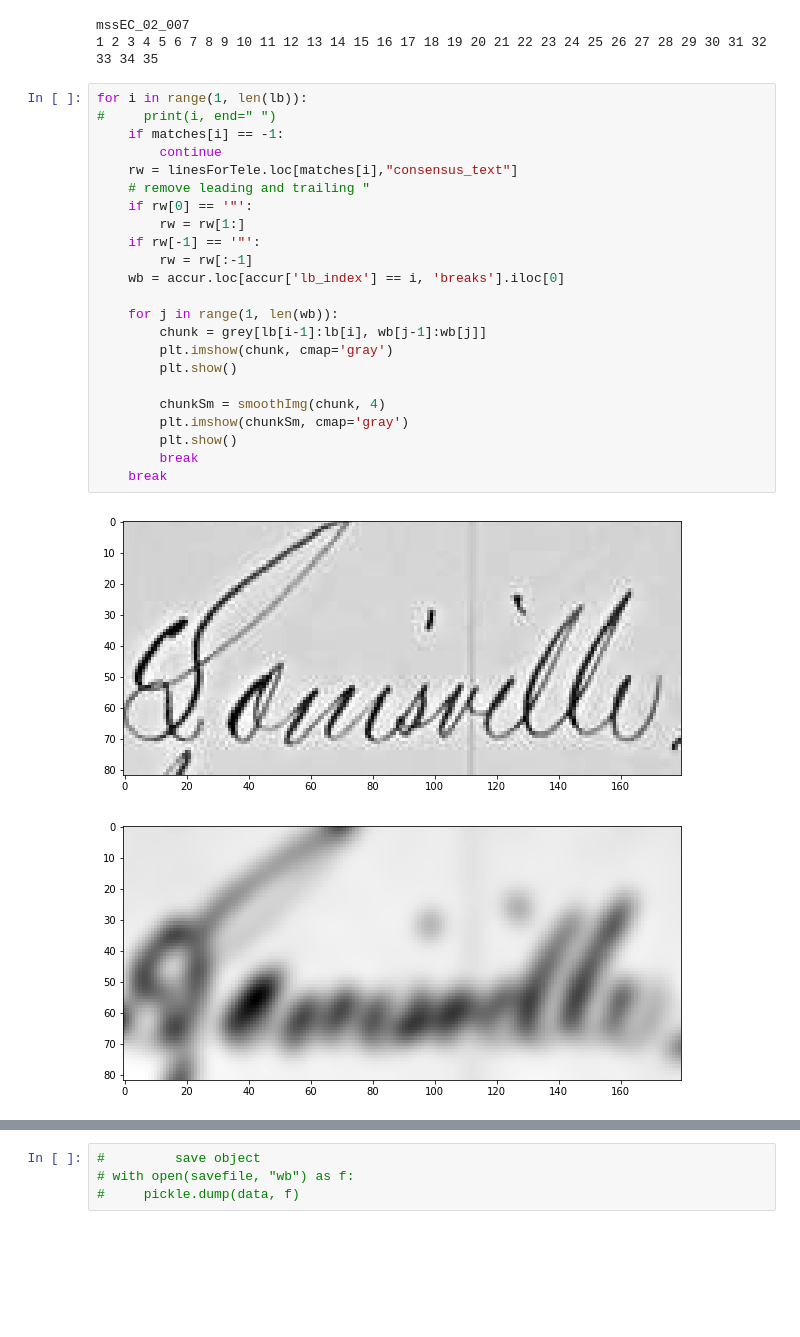
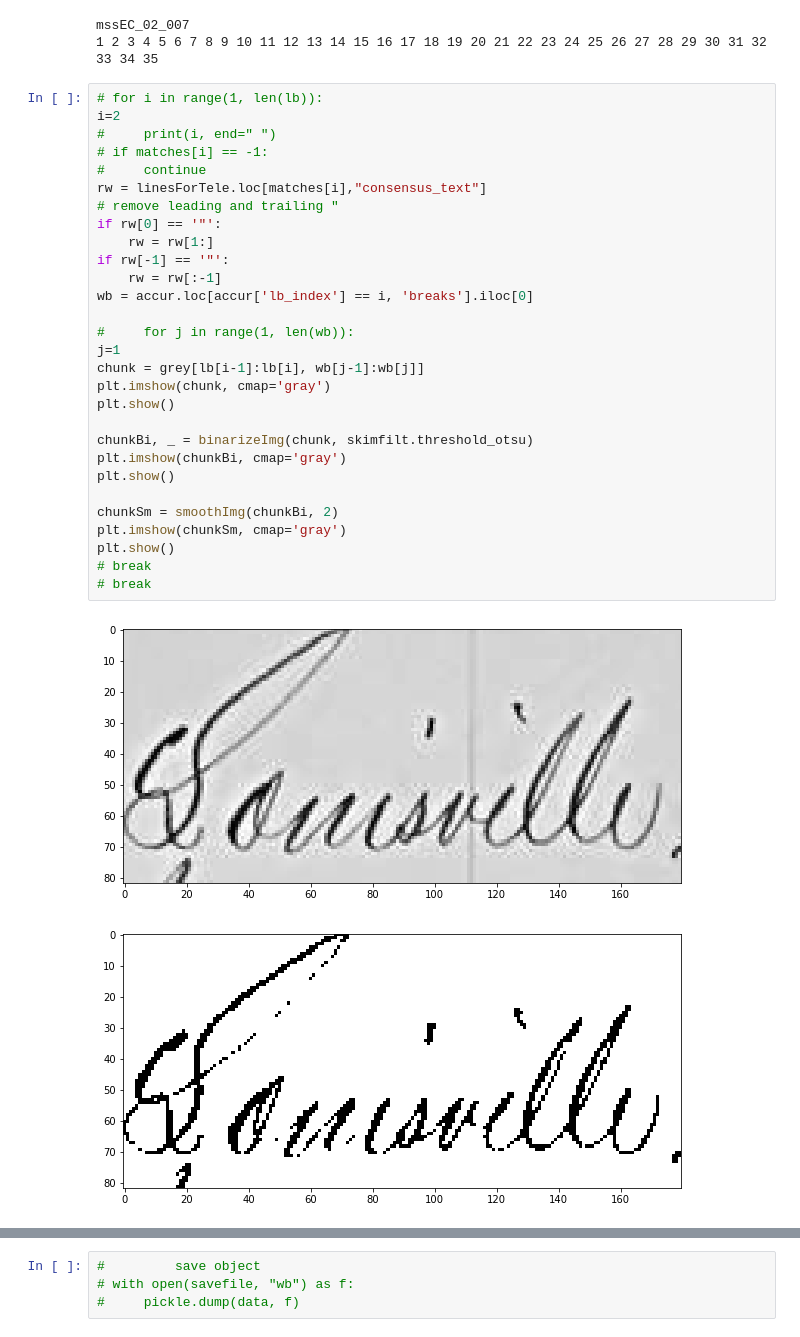
Before and after one commit to danhan52/text_segmentation, a Jupyter notebook: DCW_character_segmentation.ipynb, the cells around one changed output, grey strips where cells are left out. Drawn from its saved outputs; the diff is of its cells as text; blank space fills up the shorter version.

```diff
--- a/DCW_character_segmentation.ipynb
+++ b/DCW_character_segmentation.ipynb
@@ -125,28 +125,34 @@ slope = meanSlope(clExp, hdl_id)
 mssEC_02_007
 1 2 3 4 5 6 7 8 9 10 11 12 13 14 15 16 17 18 19 20 21 22 23 24 25 26 27 28 29 30 31 32 33 34 35
 # %%
-for i in range(1, len(lb)):
+# for i in range(1, len(lb)):
+i=2
 #     print(i, end=" ")
-    if matches[i] == -1:
-        continue
-    rw = linesForTele.loc[matches[i],"consensus_text"]
-    # remove leading and trailing "
-    if rw[0] == '"':
-        rw = rw[1:]
-    if rw[-1] == '"':
-        rw = rw[:-1]
-    wb = accur.loc[accur['lb_index'] == i, 'breaks'].iloc[0]
+# if matches[i] == -1:
+#     continue
+rw = linesForTele.loc[matches[i],"consensus_text"]
+# remove leading and trailing "
+if rw[0] == '"':
+    rw = rw[1:]
+if rw[-1] == '"':
+    rw = rw[:-1]
+wb = accur.loc[accur['lb_index'] == i, 'breaks'].iloc[0]
 
-    for j in range(1, len(wb)):
-        chunk = grey[lb[i-1]:lb[i], wb[j-1]:wb[j]]
-        plt.imshow(chunk, cmap='gray')
-        plt.show()
+#     for j in range(1, len(wb)):
+j=1
+chunk = grey[lb[i-1]:lb[i], wb[j-1]:wb[j]]
+plt.imshow(chunk, cmap='gray')
+plt.show()
 
-        chunkSm = smoothImg(chunk, 4)
-        plt.imshow(chunkSm, cmap='gray')
-        plt.show()
-        break
-    break
+chunkBi, _ = binarizeImg(chunk, skimfilt.threshold_otsu)
+plt.imshow(chunkBi, cmap='gray')
+plt.show()
+
+chunkSm = smoothImg(chunkBi, 2)
+plt.imshow(chunkSm, cmap='gray')
+plt.show()
+# break
+# break
 # %% [output]
 [figure]
-[figure, old version]
+[figure, new version]
```
Also changed, not shown: parts of 7 cells of this notebook.
